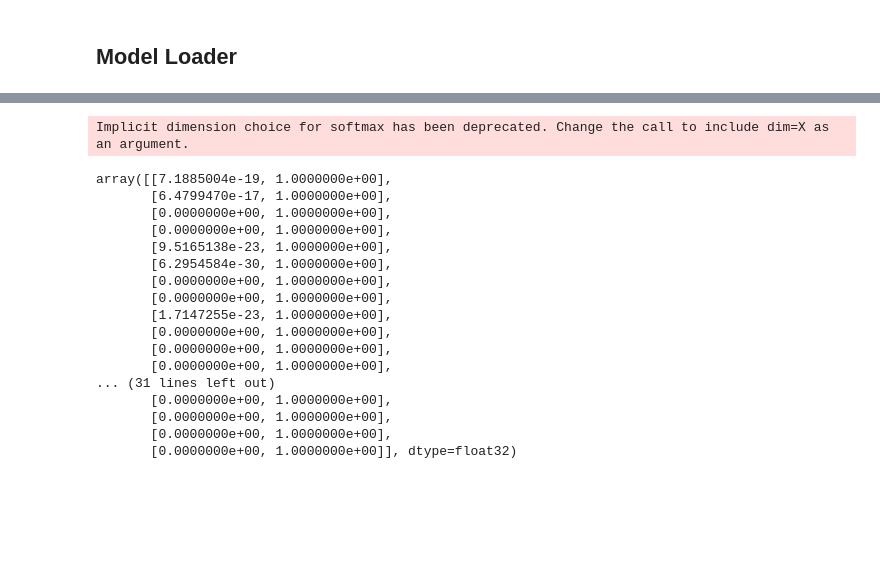
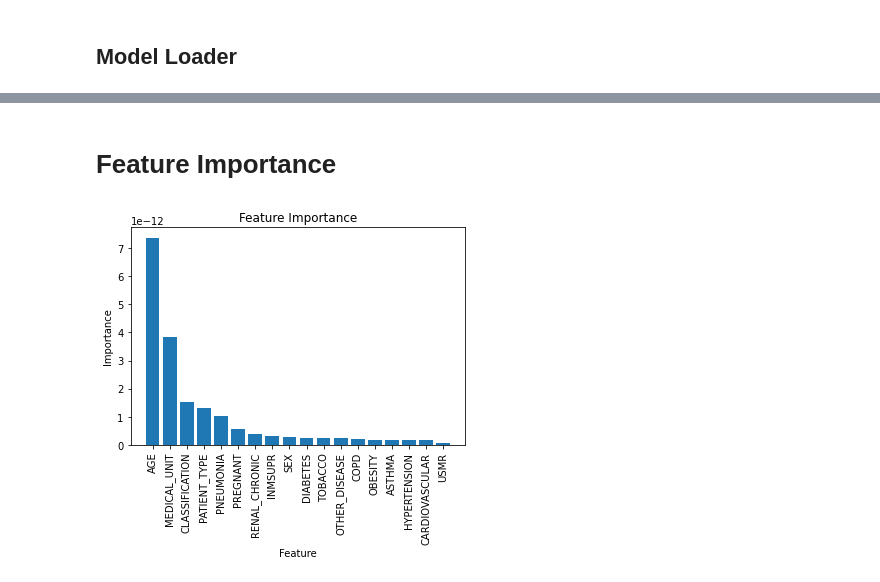
Before and after one commit to xPrithvi/COVID-19-Survival-Model, a Jupyter notebook: main.ipynb, the cells around one changed output, grey strips where cells are left out. Saved outputs shown, nothing was run; the diff lists cells and outputs as text; code cells hidden in the pictures; blank space fills up the shorter version.

```diff
--- a/main.ipynb
+++ b/main.ipynb
@@ -50,10 +47,10 @@ class NeuralNetwork(torch.nn.Module):
         super().__init__()
 
         # Layers,
-        self.DenseLayer_INPUT = torch.nn.Linear(in_features = 48, out_features = 96)
-        self.DenseLayer_HIDDEN_1 = torch.nn.Linear(in_features = 96, out_features = 96)
-        self.DenseLayer_HIDDEN_2 = torch.nn.Linear(in_features = 96, out_features = 96)
-        self.DenseLayer_HIDDEN_3 = torch.nn.Linear(in_features = 96, out_features = 24)
+        self.DenseLayer_INPUT = torch.nn.Linear(in_features = 62, out_features = 124)
+        self.DenseLayer_HIDDEN_1 = torch.nn.Linear(in_features = 124, out_features = 124)
+        self.DenseLayer_HIDDEN_2 = torch.nn.Linear(in_features = 124, out_features = 124)
+        self.DenseLayer_HIDDEN_3 = torch.nn.Linear(in_features = 124, out_features = 24)
         self.DenseLayer_OUTPUT = torch.nn.Linear(in_features = 24, out_features = 2)
 
         # Activation functions,
@@ -74,7 +71,7 @@ class NeuralNetwork(torch.nn.Module):
 def TrainModel(training_data, neural_network, model_name, n_epochs = 10, learning_rate = 0.01):
 
     print(model_name)
-    summary(neural_network, (1, 48))
+    summary(neural_network, (1, 62))
     print(" ")
 
     # Utilisation of CUDA if possible,
@@ -131,7 +128,6 @@ def AssessModel(test_data, neural_network):
     correct_counter = 0
     incorrect_counter = 0
     for Y, Yhat in zip(Y_test, Yhat_test):
-        print(Y, Yhat)
         if Yhat.argmax() == Y.argmax():
             correct_counter += 1
         else:
@@ -144,8 +140,8 @@ def AssessModel(test_data, neural_network):
 ## Model Training Algorithm
 # %%
 # Hyperparameters,
-EPOCHS = 25
-BATCH_SIZE = 8
+EPOCHS = 50
+BATCH_SIZE = 32
 LEARNING_RATE = 0.01
 
 if __name__ == "__main__":
@@ -161,6 +157,7 @@ if __name__ == "__main__":
     train_features, train_labels = next(iter(training_dataset_loaded))
     print(f"Input Batch Shape: {train_features.size()}")
     print(f"Target Batch Shape: {train_labels.size()}")
+    print(f"Number of Training Examples: {training_dataset.__len__()}")
     random_index = random.randint(0, BATCH_SIZE - 1)
     label = train_labels[random_index]
     print(f"Example Label: {label}")
@@ -211,14 +207,10 @@ Accuracy: 0.9101228945517865
 # %% [markdown]
 ## Model Loader
 # %%
-MODEL_FILE = "Model-6PMIV.pth"
+MODEL_FILE = "Model-8V3V2.pth"
 
 # Loading model,
 model = NeuralNetwork()
 model.load_state_dict(torch.load(MODEL_FILE))
 model.eval()
-
-# Passing test data,
-test_dataset = ConfigDataset("test.pt")
-print("Accuracy: " + str(AssessModel(test_dataset, model)))
 # %% [output]
@@ -329,30 +226,2 @@ df_encoded
-# %%
-X = df_encoded.to_numpy()
-X = torch.tensor(X, dtype = torch.float32)
-Y = model(X).detach().numpy()
-
-"""df_Y = pd.DataFrame(columns = ["DESCEASED_No", "DESCEASED_Yes"])
-for probabilities in Y:
-    df_Y.loc[len(df_Y)] = probabilities"""
-# %% [output]
-Implicit dimension choice for softmax has been deprecated. Change the call to include dim=X as an argument.
-# %%
-Y
-# %% [output]
-array([[7.1885004e-19, 1.0000000e+00],
-       [6.4799470e-17, 1.0000000e+00],
-       [0.0000000e+00, 1.0000000e+00],
-       [0.0000000e+00, 1.0000000e+00],
-       [9.5165138e-23, 1.0000000e+00],
-       [6.2954584e-30, 1.0000000e+00],
-       [0.0000000e+00, 1.0000000e+00],
-       [0.0000000e+00, 1.0000000e+00],
-       [1.7147255e-23, 1.0000000e+00],
-       [0.0000000e+00, 1.0000000e+00],
-       [0.0000000e+00, 1.0000000e+00],
-       [0.0000000e+00, 1.0000000e+00],
-... (31 lines left out)
-       [0.0000000e+00, 1.0000000e+00],
-       [0.0000000e+00, 1.0000000e+00],
-       [0.0000000e+00, 1.0000000e+00],
-       [0.0000000e+00, 1.0000000e+00]], dtype=float32)
+# %% [markdown]
+# Feature Importance
@@ -358,0 +278,7 @@ array([[7.1885004e-19, 1.0000000e+00],
+# %%
+# Determining feature importance,
+test_dataset = ConfigDataset("test.pt")
+X_sample = test_dataset[:][0]
+df_features = feature_importance(model, X_sample)
+# %% [output]
+[figure, added]
```
Also changed, not shown: parts of 7 cells of this notebook, 1 other file.
